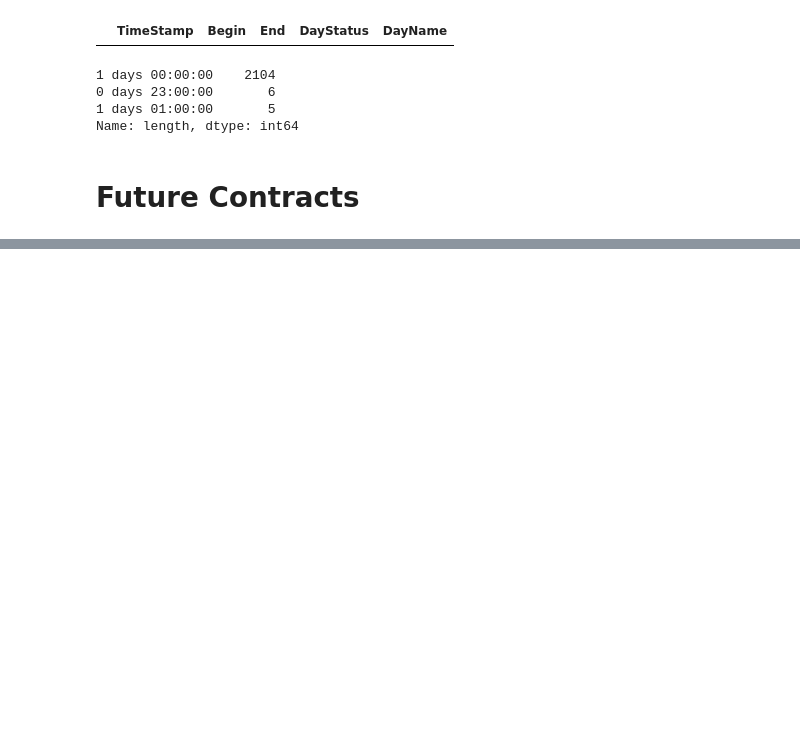
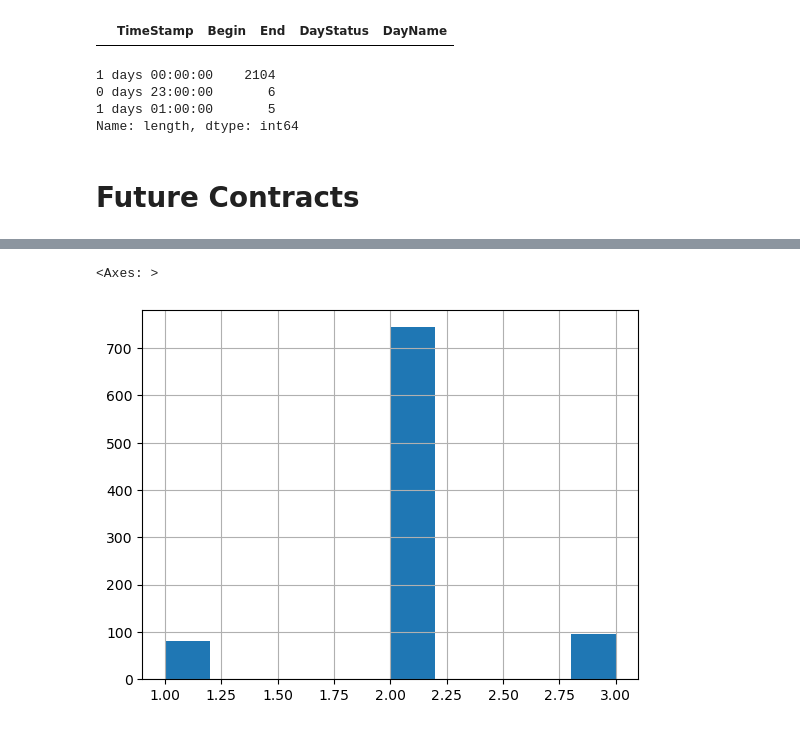
Before and after one commit to LMU-DATA-SCIENCE/price-forward-curve, a Jupyter notebook: data_exploration.ipynb, the cells around one changed output, grey strips where cells are left out. Cells and saved outputs as stored; diff of their text form; code cells hidden in the pictures; blank space fills up the shorter version.

```diff
--- a/data_exploration.ipynb
+++ b/data_exploration.ipynb
@@ -123,0 +108,6 @@ daily.head(20)
+# %%
+weekend = pd.read_csv('data/forwards/EEX_POWER_FUT_DE_BASE_WE_2021-2024.csv',sep=';')
+weekend.groupby('TimeStamp').Settlement.count().hist()
+# %% [output]
+<Axes: >
+[figure, added]
```
Also changed, not shown: parts of 11 cells of this notebook.
